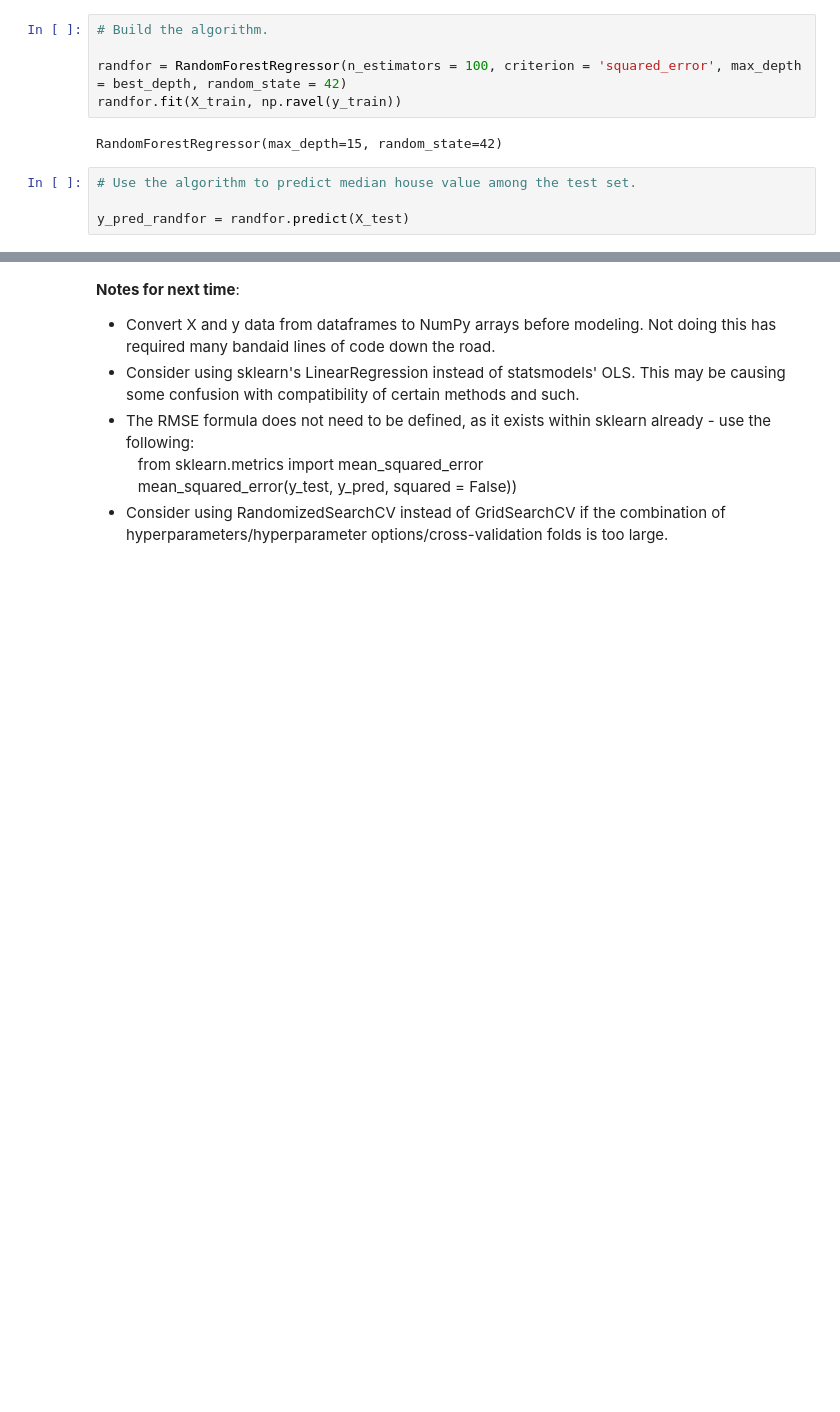
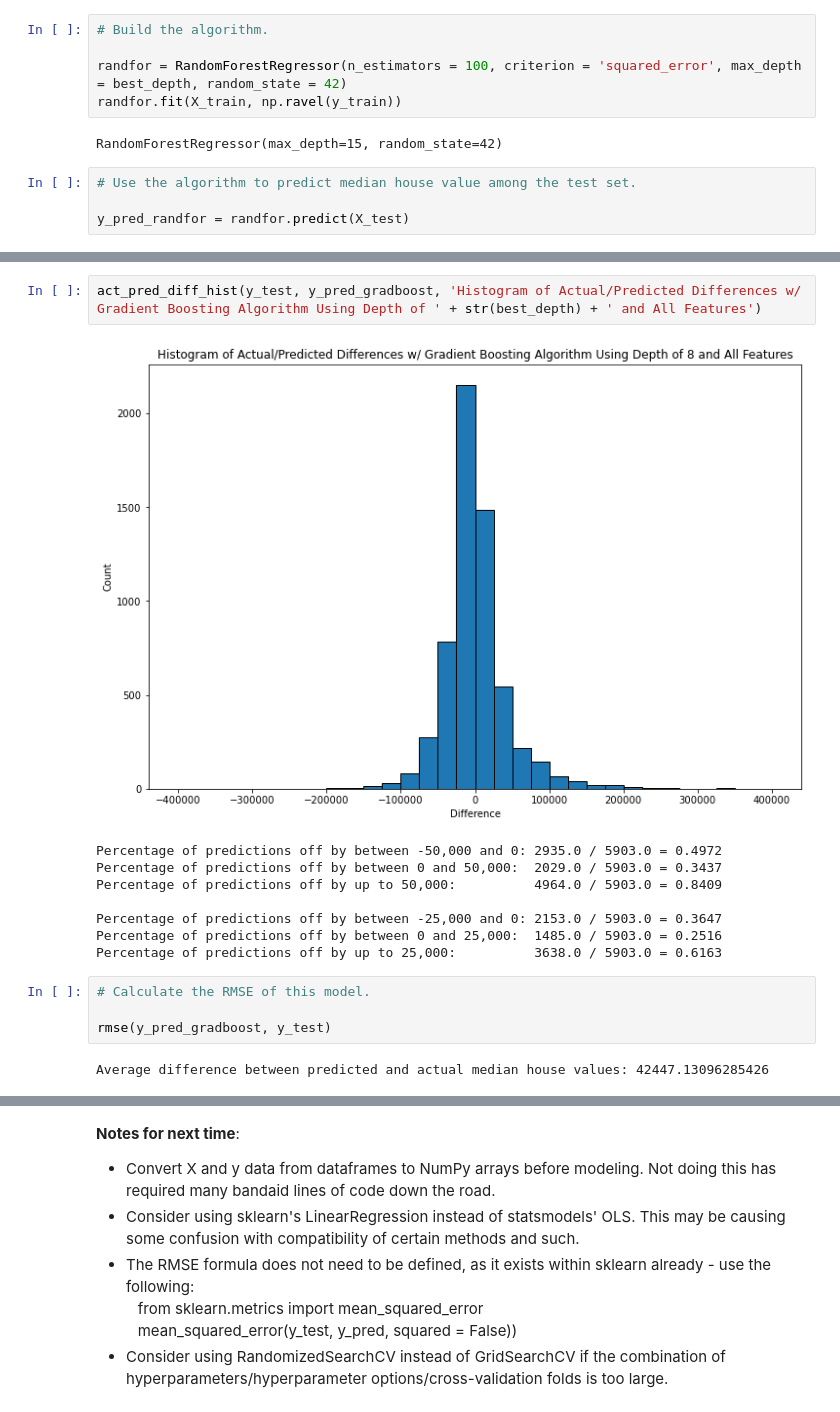
Before and after one commit to danielpickett369/Springboard-Capstone-2, a Jupyter notebook: Capstone 2, Step 5.ipynb, the cells around one changed output, grey strips where cells are left out. Drawn from its saved outputs; the diff is of its cells as text; blank space fills up the shorter version.

```diff
--- a/Capstone 2, Step 5.ipynb
+++ b/Capstone 2, Step 5.ipynb
@@ -1337,0 +1577,17 @@ __Things to consider__:
+# %%
+act_pred_diff_hist(y_test, y_pred_gradboost, 'Histogram of Actual/Predicted Differences w/ Gradient Boosting Algorithm Using Depth of ' + str(best_depth) + ' and All Features')
+# %% [output]
+[figure, added]
+Percentage of predictions off by between -50,000 and 0: 2935.0 / 5903.0 = 0.4972
+Percentage of predictions off by between 0 and 50,000:  2029.0 / 5903.0 = 0.3437
+Percentage of predictions off by up to 50,000:          4964.0 / 5903.0 = 0.8409
+
+Percentage of predictions off by between -25,000 and 0: 2153.0 / 5903.0 = 0.3647
+Percentage of predictions off by between 0 and 25,000:  1485.0 / 5903.0 = 0.2516
+Percentage of predictions off by up to 25,000:          3638.0 / 5903.0 = 0.6163
+# %%
+# Calculate the RMSE of this model.
+
+rmse(y_pred_gradboost, y_test)
+# %% [output]
+Average difference between predicted and actual median house values: 42447.13096285426
```
Also changed, not shown: parts of 65 cells of this notebook.
